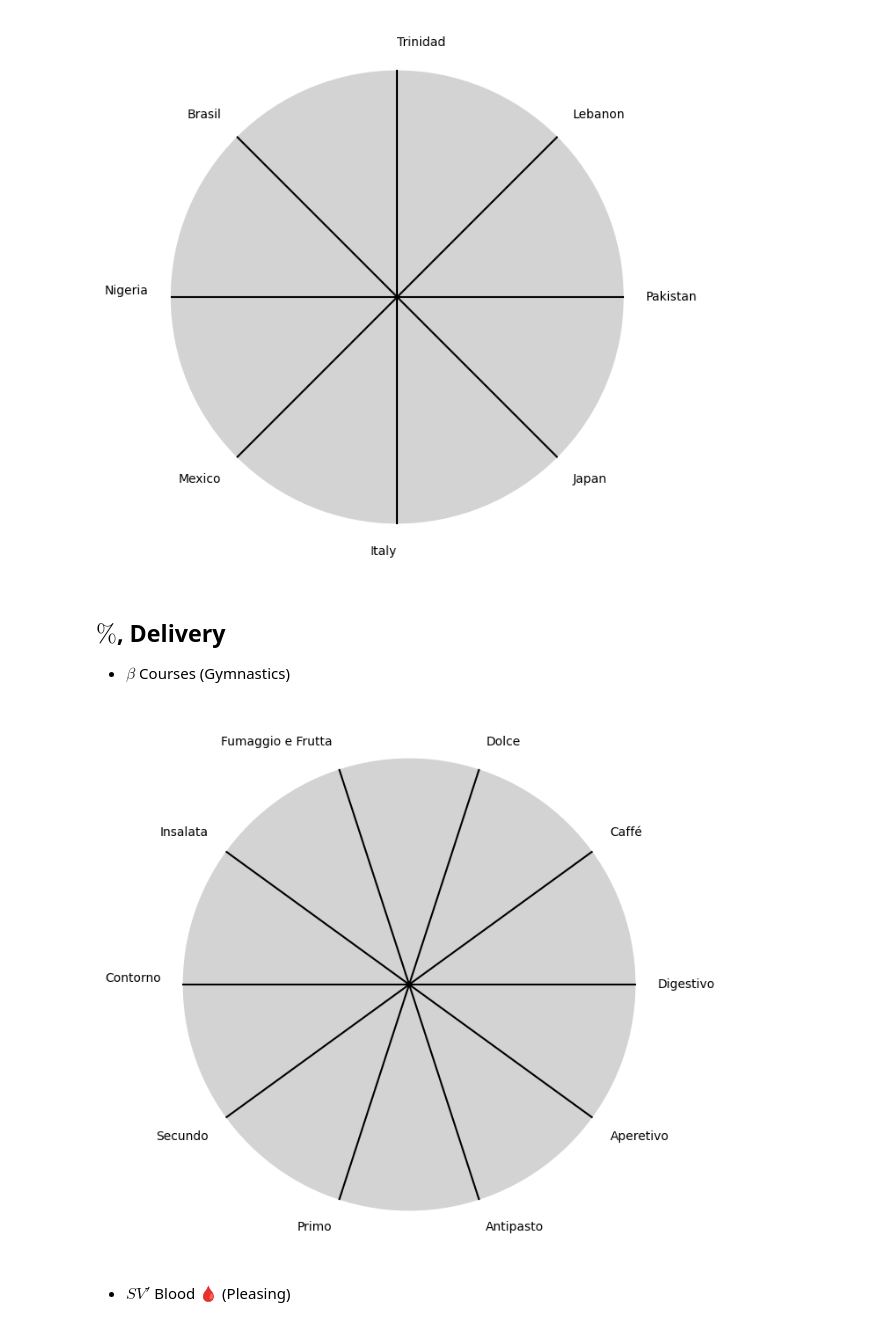
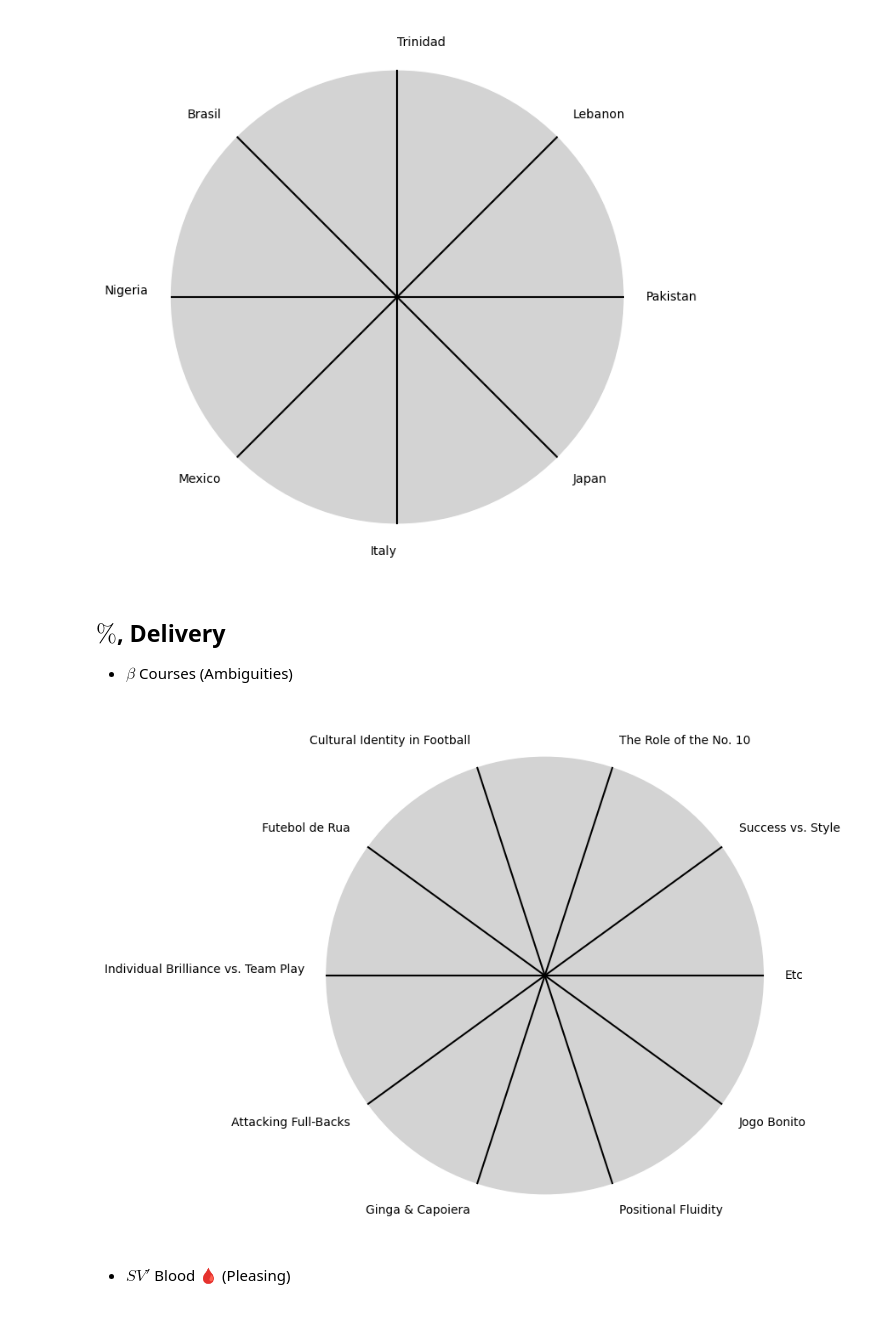
Before and after one commit to abikesa/template, a Jupyter notebook: kitabo/ensi/_build/jupyter_execute/ipynb/brasil.ipynb, the cells around one changed output. Drawn from its saved outputs; the diff is of its cells as text; code cells hidden in the pictures.

```diff
--- a/kitabo/ensi/_build/jupyter_execute/ipynb/brasil.ipynb
+++ b/kitabo/ensi/_build/jupyter_execute/ipynb/brasil.ipynb
@@ -91,7 +91,7 @@ plt.show()
 # %% [markdown]
 
 ## $\%$, Delivery
-- $\beta$ Courses (Gymnastics)
+- $\beta$ Courses (Ambiguities)
 # %%
 import matplotlib.pyplot as plt
 import numpy as np
@@ -100,9 +100,9 @@ import numpy as np
 clock_face_radius = 1.0
 number_of_ticks = 10
 tick_labels = [
-    "Aperetivo", "Antipasto", "Primo", "Secundo",
-    "Contorno", "Insalata", "Fumaggio e Frutta", "Dolce",
-    "Caffé", "Digestivo"
+    "Jogo Bonito", "Positional Fluidity", "Ginga & Capoiera", "Attacking Full-Backs",
+    "Individual Brilliance vs. Team Play", "Futebol de Rua", "Cultural Identity in Football", "The Role of the No. 10",
+    "Success vs. Style", "Etc"
 ]
 
 # Calculate the angles for each tick (in radians)
@@ -125,33 +125,33 @@ for angle, label in zip(angles, tick_labels):
     x = clock_face_radius * np.cos(angle)
     y = clock_face_radius * np.sin(angle)
 
     # Draw the tick
     ax.plot([0, x], [0, y], color='black')
 
     # Positioning the labels slightly outside the clock face
     label_x = 1.1 * clock_face_radius * np.cos(angle)
     label_y = 1.1 * clock_face_radius * np.sin(angle)
 
     # Adjusting label alignment based on its position
     ha = 'center'
     va = 'center'
     if np.cos(angle) > 0:
         ha = 'left'
     elif np.cos(angle) < 0:
         ha = 'right'
     if np.sin(angle) > 0:
         va = 'bottom'
     elif np.sin(angle) < 0:
         va = 'top'
 
     ax.text(label_x, label_y, label, horizontalalignment=ha, verticalalignment=va, fontsize=10)
 
 # Remove axes
 ax.axis('off')
 
 # Show the plot
 plt.show()
 # %% [output]
-[figure, old version]
+[figure, new version]
 # %% [markdown]
 - $SV'$ Blood 🩸 (Pleasing)
```
Also changed, not shown: parts of 1 cell of this notebook, 6 other files.
